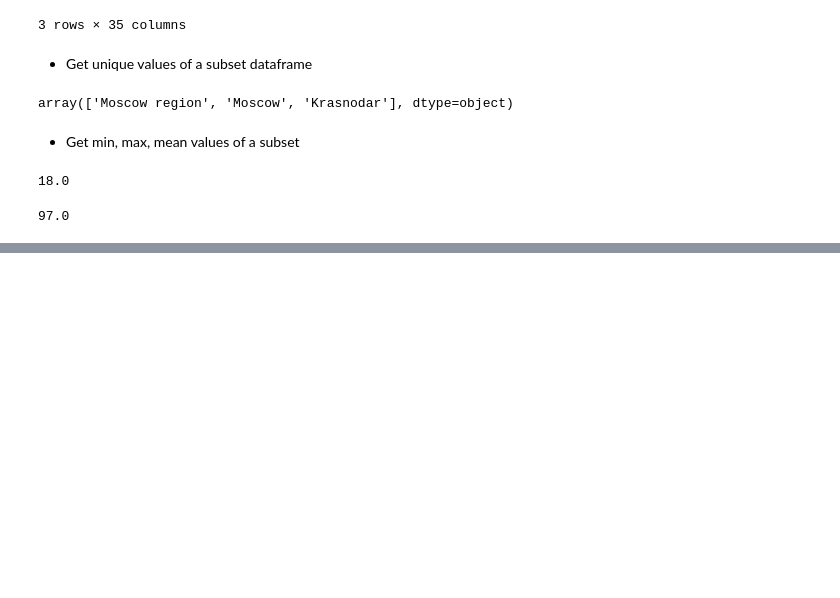
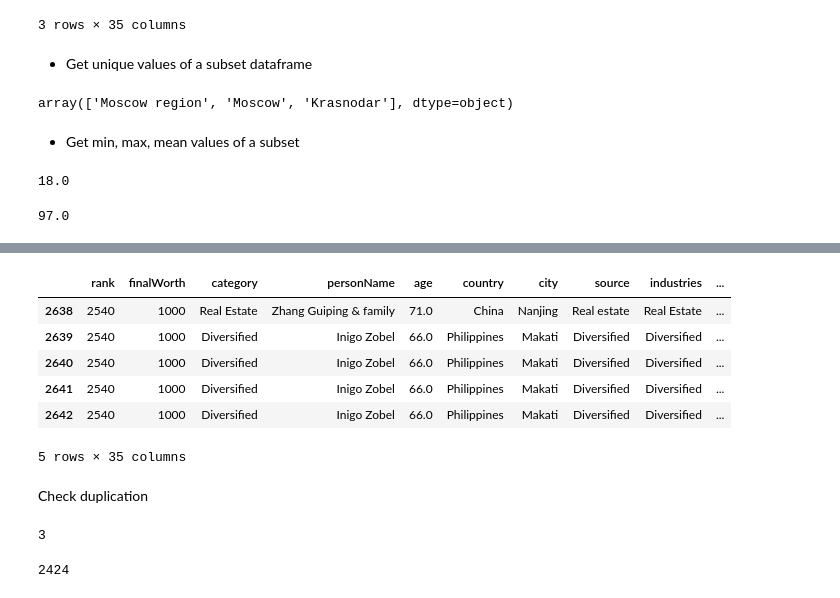
Before and after one commit to luumsk/NSU_Python, a Jupyter notebook: nbs/W6D2_Pandas_Data_Cleaning.ipynb, the cells around one changed output, grey strips where cells are left out. Cells and saved outputs as stored; diff of their text form; code cells hidden in the pictures; blank space fills up the shorter version.

```diff
--- a/nbs/W6D2_Pandas_Data_Cleaning.ipynb
+++ b/nbs/W6D2_Pandas_Data_Cleaning.ipynb
@@ -495,0 +521,28 @@ df[df["country"]=="Canada"]["age"].max()
+# %%
+df = pd.read_csv("../data/billionairs.csv")
+
+# add 3 duplications to the end
+for i in range(3):
+    df.loc[df.shape[0]] = df.iloc[df.shape[0]-1]
+# %%
+df.tail()
+# %% [output]
+|  | rank | finalWorth | category | personName | age | country | city | source | industries | ... |
+| 2638 | 2540 | 1000 | Real Estate | Zhang Guiping & family | 71.0 | China | Nanjing | Real estate | Real Estate | ... |
+| 2639 | 2540 | 1000 | Diversified | Inigo Zobel | 66.0 | Philippines | Makati | Diversified | Diversified | ... |
+| 2640 | 2540 | 1000 | Diversified | Inigo Zobel | 66.0 | Philippines | Makati | Diversified | Diversified | ... |
+| 2641 | 2540 | 1000 | Diversified | Inigo Zobel | 66.0 | Philippines | Makati | Diversified | Diversified | ... |
+| 2642 | 2540 | 1000 | Diversified | Inigo Zobel | 66.0 | Philippines | Makati | Diversified | Diversified | ... |
+5 rows × 35 columns
+# %% [markdown]
+Check duplication
+# %%
+# Check duplication of rows
+df.duplicated().sum()
+# %% [output]
+3
+# %%
+# Check duplication of values in a column
+df.duplicated(subset="rank").sum()
+# %% [output]
+2424
```
Also changed, not shown: parts of 11 cells of this notebook.
